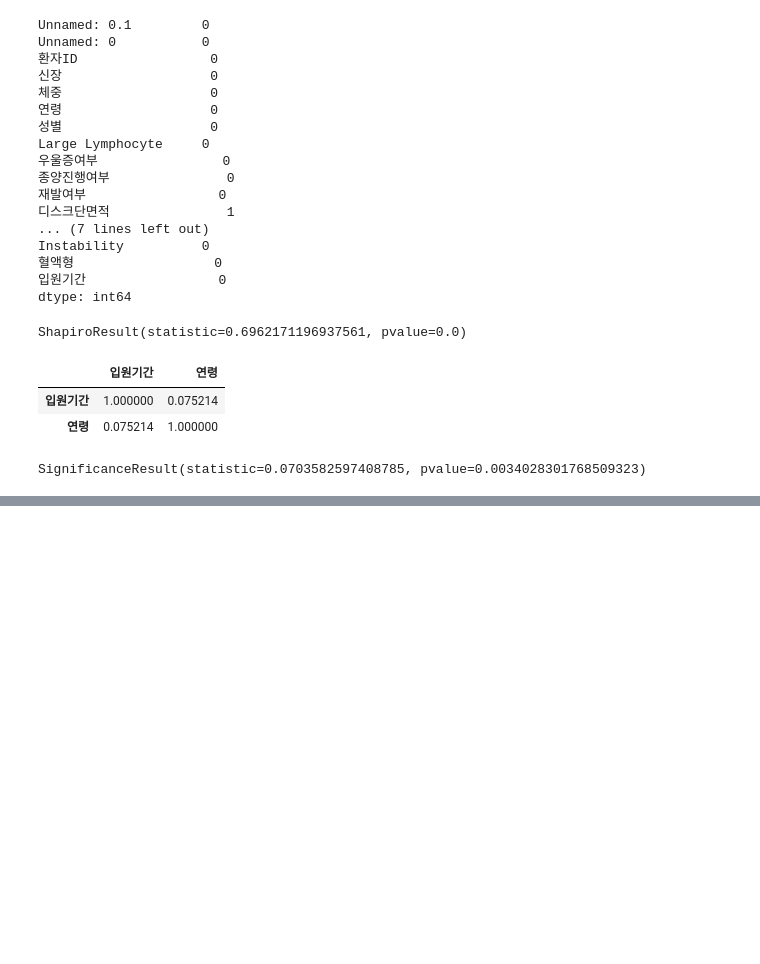
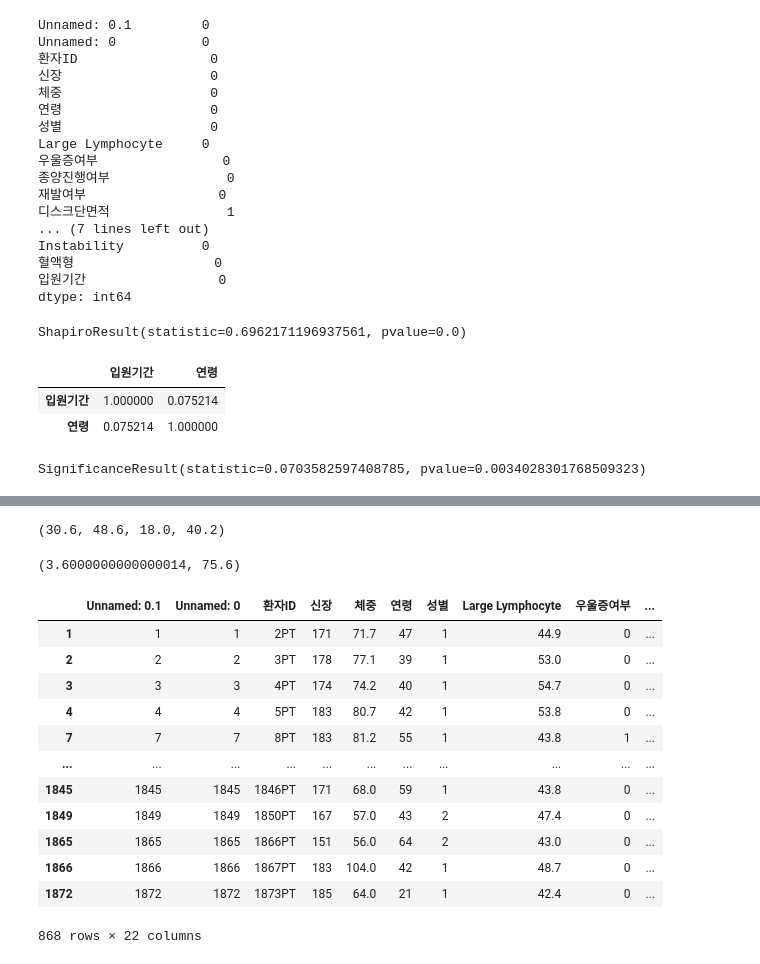
Before and after one commit to KKKKKIKKKK/toy_data_analysiss, a Jupyter notebook: codes/CDA/RecurrenceOfSurgery_CDA_SA.ipynb, the cells around one changed output, grey strips where cells are left out. Drawn from its saved outputs; the diff is of its cells as text; code cells hidden in the pictures; blank space fills up the shorter version.

```diff
--- a/codes/CDA/RecurrenceOfSurgery_CDA_SA.ipynb
+++ b/codes/CDA/RecurrenceOfSurgery_CDA_SA.ipynb
@@ -91,0 +175,33 @@ SignificanceResult(statistic=-0.019569489758439012, pvalue=0.9084754057678648)
+# %%
+Q1_L = df_ROSF_in['Large Lymphocyte'].describe()['25%']
+Q3_L = df_ROSF_in['Large Lymphocyte'].describe()['75%']
+QM_L = df_ROSF_in['Large Lymphocyte'].describe()['50%']
+IQR_L = Q3_L-Q1_L
+Q1_L, Q3_L , IQR_L, QM_L
+# %% [output]
+(30.6, 48.6, 18.0, 40.2)
+# %%
+up_L = Q3_L + 1.5 *IQR_L
+down_L = Q1_L - 1.5 *IQR_L
+down_L, up_L
+# %% [output]
+(3.6000000000000014, 75.6)
+# %%
+## 조건을 걸어버림_bound보다 위 filter
+condition_L=(df_ROSF_in['Large Lymphocyte'] >= QM_L)
+df_ROSF_L = df_ROSF_in[condition_L]
+df_ROSF_L
+# %% [output]
+|  | Unnamed: 0.1 | Unnamed: 0 | 환자ID | 신장 | 체중 | 연령 | 성별 | Large Lymphocyte | 우울증여부 | ... |
+| 1 | 1 | 1 | 2PT | 171 | 71.7 | 47 | 1 | 44.9 | 0 | ... |
+| 2 | 2 | 2 | 3PT | 178 | 77.1 | 39 | 1 | 53.0 | 0 | ... |
+| 3 | 3 | 3 | 4PT | 174 | 74.2 | 40 | 1 | 54.7 | 0 | ... |
+| 4 | 4 | 4 | 5PT | 183 | 80.7 | 42 | 1 | 53.8 | 0 | ... |
+| 7 | 7 | 7 | 8PT | 183 | 81.2 | 55 | 1 | 43.8 | 1 | ... |
+| ... | ... | ... | ... | ... | ... | ... | ... | ... | ... | ... |
+| 1845 | 1845 | 1845 | 1846PT | 171 | 68.0 | 59 | 1 | 43.8 | 0 | ... |
+| 1849 | 1849 | 1849 | 1850PT | 167 | 57.0 | 43 | 2 | 47.4 | 0 | ... |
+| 1865 | 1865 | 1865 | 1866PT | 151 | 56.0 | 64 | 2 | 43.0 | 0 | ... |
+| 1866 | 1866 | 1866 | 1867PT | 183 | 104.0 | 42 | 1 | 48.7 | 0 | ... |
+| 1872 | 1872 | 1872 | 1873PT | 185 | 64.0 | 21 | 1 | 42.4 | 0 | ... |
+868 rows × 22 columns
```
Also changed, not shown: parts of 21 cells of this notebook, 2 other files.
